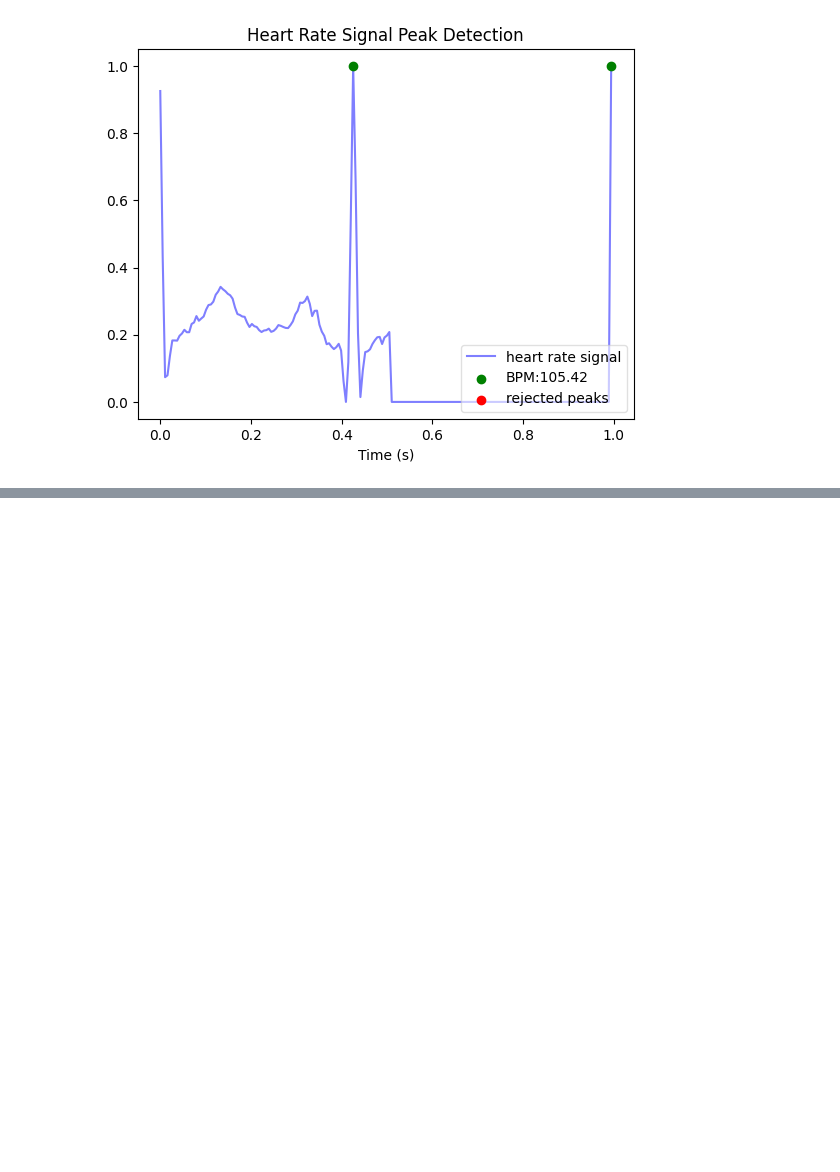
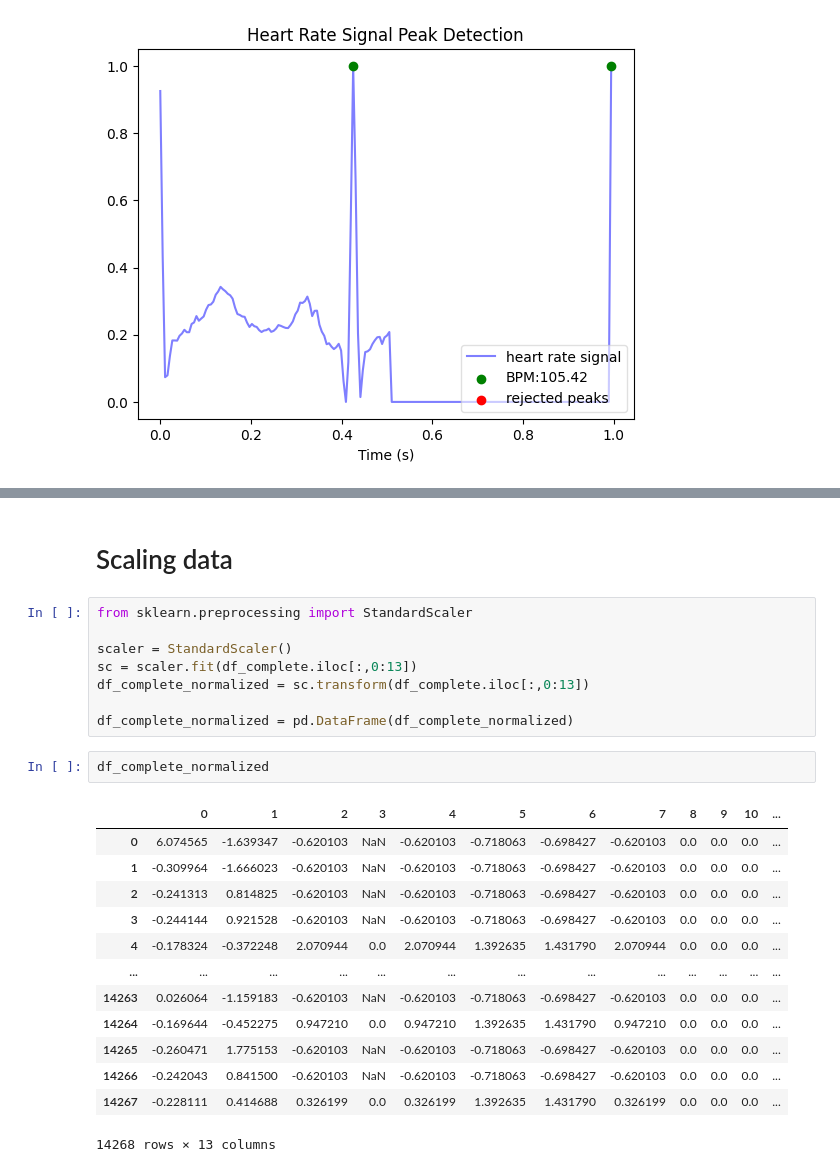
Before and after one commit to bartekbiz/ECD-Anomaly-Detection-Model, a Jupyter notebook: notebooks/ECD-Anomaly-Detection.ipynb, the cells around one changed output, grey strips where cells are left out. Cells and saved outputs as stored; diff of their text form; blank space fills up the shorter version.

```diff
--- a/notebooks/ECD-Anomaly-Detection.ipynb
+++ b/notebooks/ECD-Anomaly-Detection.ipynb
@@ -193,0 +245,26 @@ breathingrate: nan
+# %% [markdown]
+# Scaling data
+# %%
+from sklearn.preprocessing import StandardScaler
+
+scaler = StandardScaler()
+sc = scaler.fit(df_complete.iloc[:,0:13])
+df_complete_normalized = sc.transform(df_complete.iloc[:,0:13])
+
+df_complete_normalized = pd.DataFrame(df_complete_normalized)
+# %%
+df_complete_normalized
+# %% [output]
+|  | 0 | 1 | 2 | 3 | 4 | 5 | 6 | 7 | 8 | 9 | 10 | ... |
+| 0 | 6.074565 | -1.639347 | -0.620103 | NaN | -0.620103 | -0.718063 | -0.698427 | -0.620103 | 0.0 | 0.0 | 0.0 | ... |
+| 1 | -0.309964 | -1.666023 | -0.620103 | NaN | -0.620103 | -0.718063 | -0.698427 | -0.620103 | 0.0 | 0.0 | 0.0 | ... |
+| 2 | -0.241313 | 0.814825 | -0.620103 | NaN | -0.620103 | -0.718063 | -0.698427 | -0.620103 | 0.0 | 0.0 | 0.0 | ... |
+| 3 | -0.244144 | 0.921528 | -0.620103 | NaN | -0.620103 | -0.718063 | -0.698427 | -0.620103 | 0.0 | 0.0 | 0.0 | ... |
+| 4 | -0.178324 | -0.372248 | 2.070944 | 0.0 | 2.070944 | 1.392635 | 1.431790 | 2.070944 | 0.0 | 0.0 | 0.0 | ... |
+| ... | ... | ... | ... | ... | ... | ... | ... | ... | ... | ... | ... | ... |
+| 14263 | 0.026064 | -1.159183 | -0.620103 | NaN | -0.620103 | -0.718063 | -0.698427 | -0.620103 | 0.0 | 0.0 | 0.0 | ... |
+| 14264 | -0.169644 | -0.452275 | 0.947210 | 0.0 | 0.947210 | 1.392635 | 1.431790 | 0.947210 | 0.0 | 0.0 | 0.0 | ... |
+| 14265 | -0.260471 | 1.775153 | -0.620103 | NaN | -0.620103 | -0.718063 | -0.698427 | -0.620103 | 0.0 | 0.0 | 0.0 | ... |
+| 14266 | -0.242043 | 0.841500 | -0.620103 | NaN | -0.620103 | -0.718063 | -0.698427 | -0.620103 | 0.0 | 0.0 | 0.0 | ... |
+| 14267 | -0.228111 | 0.414688 | 0.326199 | 0.0 | 0.326199 | 1.392635 | 1.431790 | 0.326199 | 0.0 | 0.0 | 0.0 | ... |
+14268 rows × 13 columns
```
Also changed, not shown: parts of 11 cells of this notebook.
